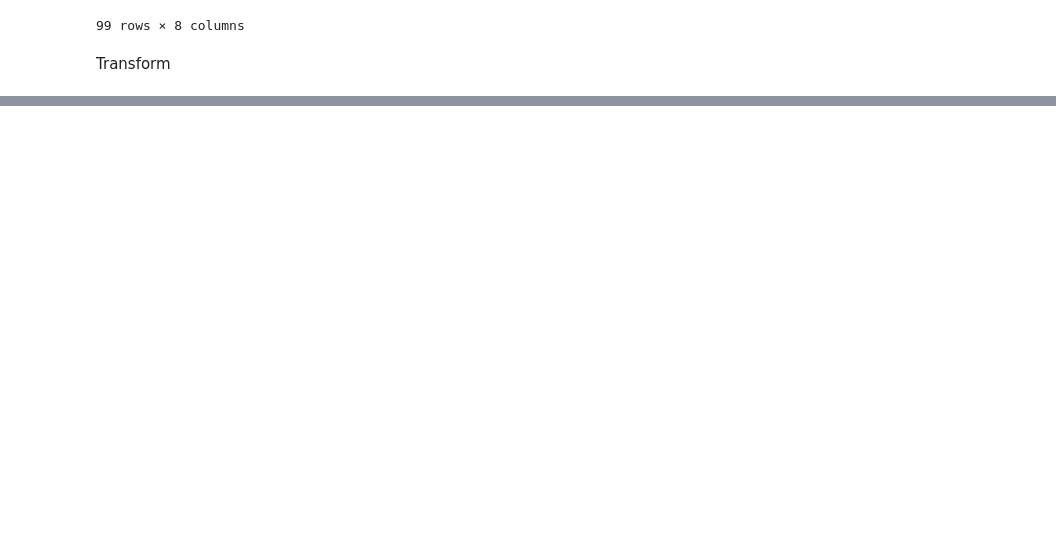
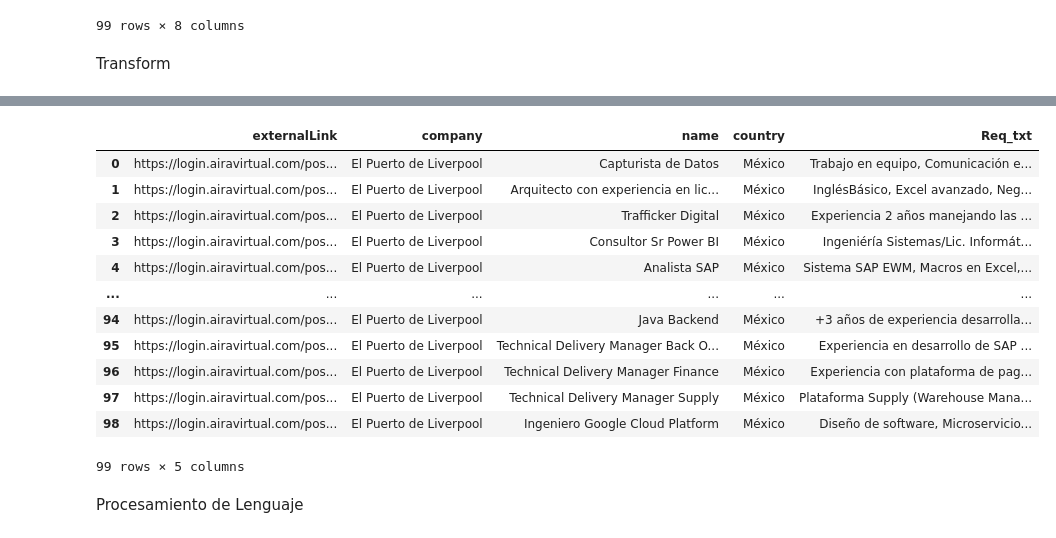
Before and after one commit to JimeFioni/Practica-Data-Engineer, a Jupyter notebook: 01 - MODELO REFERENCIA/Scraping Google/Scraping_Liverpool.ipynb, the cells around one changed output, grey strips where cells are left out. Cells and saved outputs as stored; diff of their text form; code cells hidden in the pictures; blank space fills up the shorter version.

```diff
--- a/01 - MODELO REFERENCIA/Scraping Google/Scraping_Liverpool.ipynb
+++ b/01 - MODELO REFERENCIA/Scraping Google/Scraping_Liverpool.ipynb
@@ -321,0 +324,6 @@ df.head(2)
+# %%
+# Lista de columnas a unir
+columnas_a_unir = ['requisitos', 'description', 'resumen', 'modalidad']
+
+# Crear una nueva columna llamada 'Texto_Unido' que contiene la concatenación de los textos de las columnas seleccionadas
+df['Req_txt'] = df[columnas_a_unir].apply(lambda row: ' '.join(row.dropna().astype(str)), axis=1)
@@ -321,0 +336,22 @@ df.head(2)
+# %%
+# Borro las columnas unidas
+
+resultados_df = df.drop(columnas_a_unir, axis=1)
+# %%
+resultados_df
+# %% [output]
+|  | externalLink | company | name | country | Req_txt |
+| 0 | https://login.airavirtual.com/pos... | El Puerto de Liverpool | Capturista de Datos | México | Trabajo en equipo, Comunicación e... |
+| 1 | https://login.airavirtual.com/pos... | El Puerto de Liverpool | Arquitecto con experiencia en lic... | México | InglésBásico, Excel avanzado, Neg... |
+| 2 | https://login.airavirtual.com/pos... | El Puerto de Liverpool | Trafficker Digital | México | Experiencia 2 años manejando las ... |
+| 3 | https://login.airavirtual.com/pos... | El Puerto de Liverpool | Consultor Sr Power BI | México | Ingeniéría Sistemas/Lic. Informát... |
+| 4 | https://login.airavirtual.com/pos... | El Puerto de Liverpool | Analista SAP | México | Sistema SAP EWM, Macros en Excel,... |
+| ... | ... | ... | ... | ... | ... |
+| 94 | https://login.airavirtual.com/pos... | El Puerto de Liverpool | Java Backend | México | +3 años de experiencia desarrolla... |
+| 95 | https://login.airavirtual.com/pos... | El Puerto de Liverpool | Technical Delivery Manager Back O... | México | Experiencia en desarrollo de SAP ... |
+| 96 | https://login.airavirtual.com/pos... | El Puerto de Liverpool | Technical Delivery Manager Finance | México | Experiencia con plataforma de pag... |
+| 97 | https://login.airavirtual.com/pos... | El Puerto de Liverpool | Technical Delivery Manager Supply | México | Plataforma Supply (Warehouse Mana... |
+| 98 | https://login.airavirtual.com/pos... | El Puerto de Liverpool | Ingeniero Google Cloud Platform | México | Diseño de software, Microservicio... |
+99 rows × 5 columns
+# %% [markdown]
+Procesamiento de Lenguaje
```
Also changed, not shown: parts of 37 cells of this notebook.
